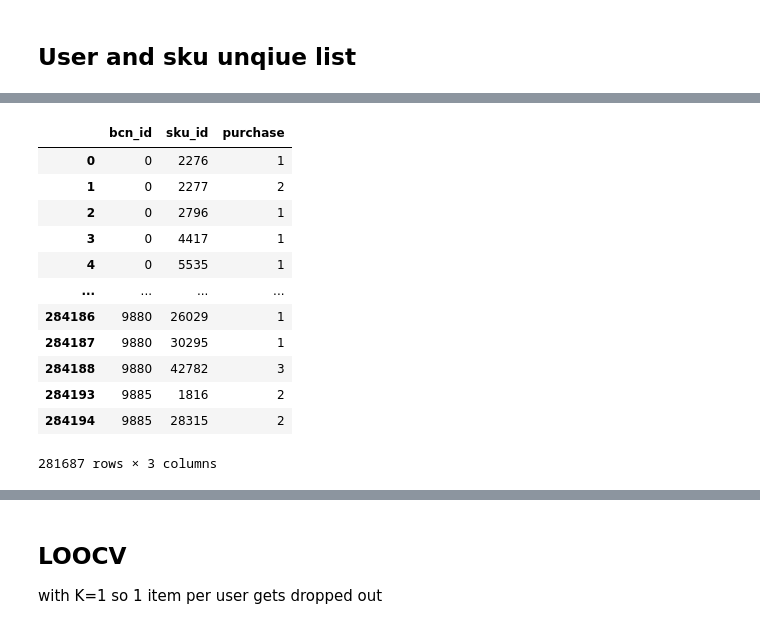
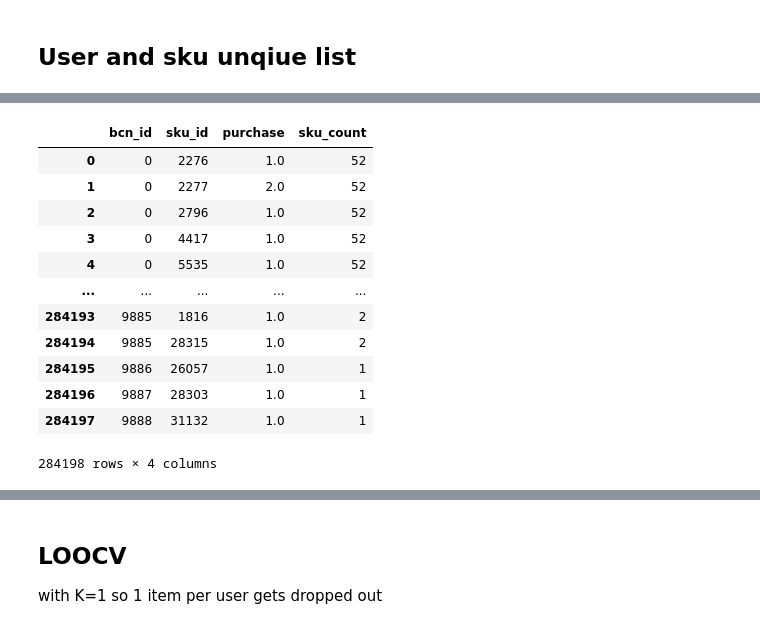
Before and after one commit to vincm1/RecSys_Implicit, a Jupyter notebook: Alternating_Least_Squares_(ALS)_&_Bayesian_Personalized_Ranking_(BPR).ipynb, the cells around one changed output, grey strips where cells are left out. Drawn from its saved outputs; the diff is of its cells as text; code cells hidden in the pictures.

```diff
--- a/Alternating_Least_Squares_(ALS)_&_Bayesian_Personalized_Ranking_(BPR).ipynb
+++ b/Alternating_Least_Squares_(ALS)_&_Bayesian_Personalized_Ranking_(BPR).ipynb
@@ -98,0 +123,8 @@ grouped_df = df.groupby(["bcn_id", "sku_id"]).agg({
+# %%
+frequency_m_df = df.groupby(["bcn_id", "sku_id", "FiscalMonth"]).agg({
+    "purchase": "mean"
+}).reset_index()
+frequency_m_df = frequency_m_df.groupby(["bcn_id", "sku_id"]).agg({
+    "purchase": "sum"
+}).reset_index()
+frequency_m_df.purchase.max()
@@ -102,20 +160,21 @@ grouped_df['sku_count'] = grouped_df.groupby('bcn_id')['sku_id'].transform('nuni
+# %%
+frequency_m_df
+# %% [output]
+|  | bcn_id | sku_id | purchase | sku_count |
+| 0 | 0 | 2276 | 1.0 | 52 |
+| 1 | 0 | 2277 | 2.0 | 52 |
+| 2 | 0 | 2796 | 1.0 | 52 |
+| 3 | 0 | 4417 | 1.0 | 52 |
+| 4 | 0 | 5535 | 1.0 | 52 |
+| ... | ... | ... | ... | ... |
+| 284193 | 9885 | 1816 | 1.0 | 2 |
+| 284194 | 9885 | 28315 | 1.0 | 2 |
+| 284195 | 9886 | 26057 | 1.0 | 1 |
+| 284196 | 9887 | 28303 | 1.0 | 1 |
+| 284197 | 9888 | 31132 | 1.0 | 1 |
+284198 rows × 4 columns
 # %%
 # drop customers with less than 2 product as loocv will not work
-len(grouped_df)
-grouped_df = grouped_df[grouped_df.sku_count >= 2]
-grouped_df = grouped_df[["bcn_id", "sku_id", "purchase"]]
-grouped_df
+def sku_drop(df_pl):
+  df_pl = df_pl[df_pl.sku_count > 2]
+  return df_pl
-# %% [output]
-|  | bcn_id | sku_id | purchase |
-| 0 | 0 | 2276 | 1 |
-| 1 | 0 | 2277 | 2 |
-| 2 | 0 | 2796 | 1 |
-| 3 | 0 | 4417 | 1 |
-| 4 | 0 | 5535 | 1 |
-| ... | ... | ... | ... |
-| 284186 | 9880 | 26029 | 1 |
-| 284187 | 9880 | 30295 | 1 |
-| 284188 | 9880 | 42782 | 3 |
-| 284193 | 9885 | 1816 | 2 |
-| 284194 | 9885 | 28315 | 2 |
-281687 rows × 3 columns
```
Also changed, not shown: parts of 86 cells of this notebook.
